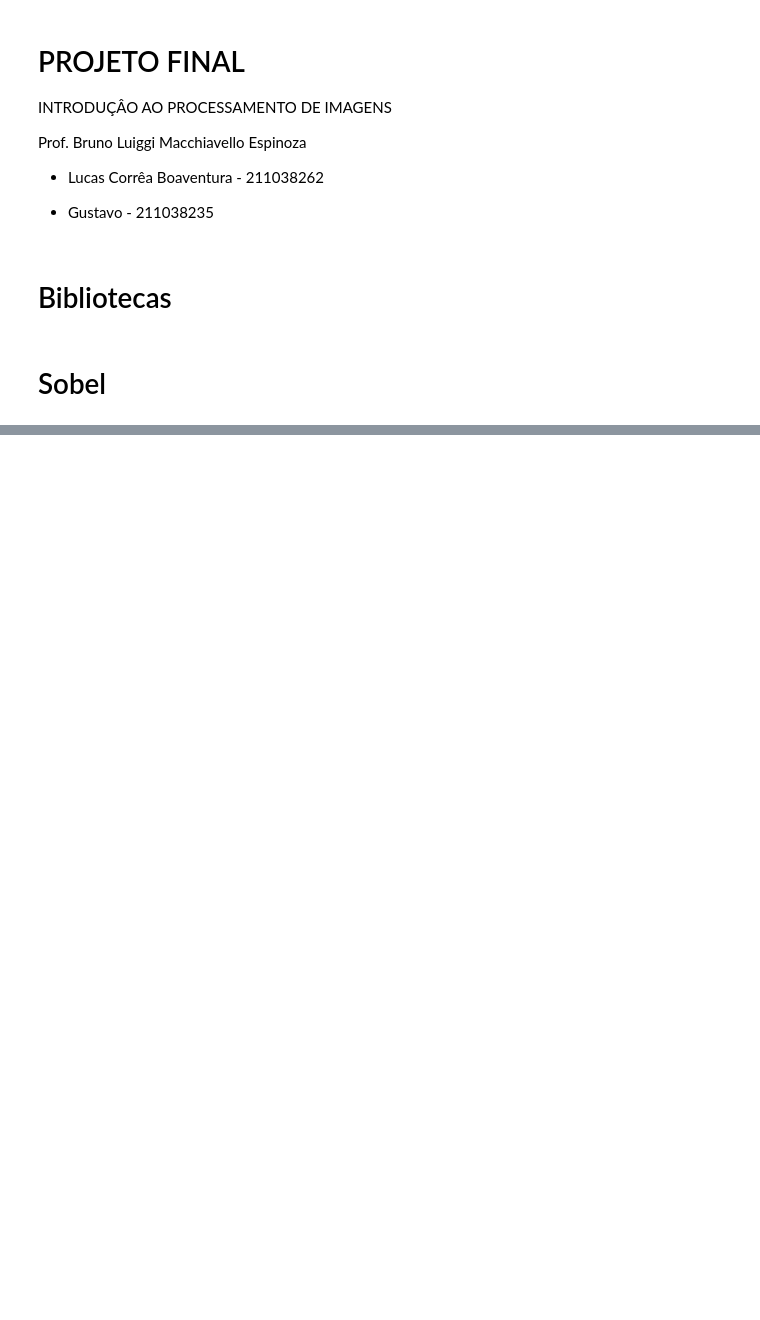
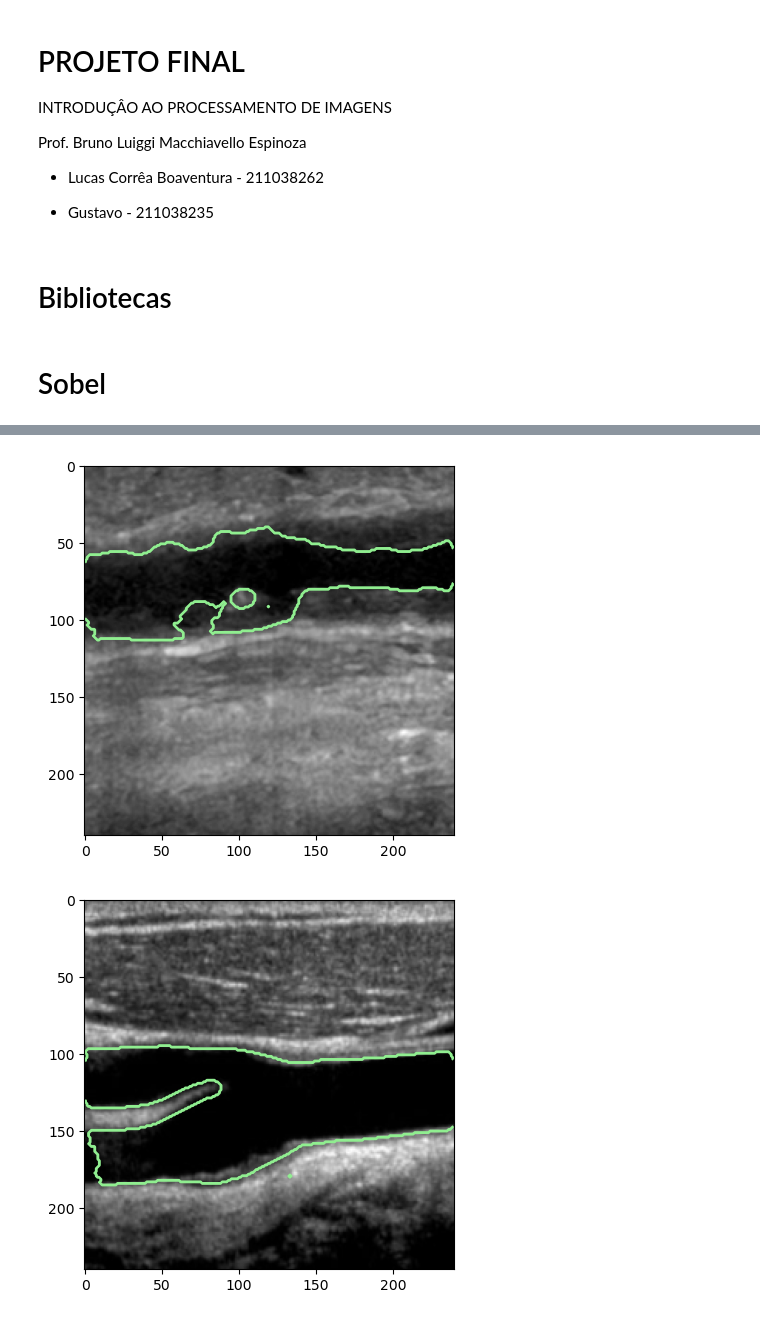
Before and after one commit to LaKHamote/segmentacao_cardiovascular, a Jupyter notebook: main.ipynb, the cells around one changed output, grey strips where cells are left out. Cells and saved outputs as stored; diff of their text form; code cells hidden in the pictures; blank space fills up the shorter version.

Commit message:
Level Set

```diff
--- a/main.ipynb
+++ b/main.ipynb
@@ -163,0 +125,33 @@ plt.show()
+# %%
+def snakes(image, init_level, ball, thresh):
+
+    float_image = img_as_float(image)
+    gradient = inverse_gaussian_gradient(float_image)
+    init_level_set = np.zeros(image.shape, dtype=np.int8)
+    rr, cc = circle_perimeter  (init_level[0], init_level[1], init_level[2])  # círculo inicial
+    init_level_set[rr, cc] = 1
+
+    snake = morphological_geodesic_active_contour(gradient, num_iter=160,
+                                              init_level_set=init_level_set,
+                                              smoothing=1, balloon=ball,
+                                              threshold=thresh)
+    return snake
+# %%
+image = READ('arteria_simples.jpg')
+blurred_image = blurred(image)
+snake = snakes(blurred_image,(70,120,30), 9, 8)
+
+plt.imshow(image, cmap="gray")
+plt.contour(snake, 1, colors='lightgreen')
+plt.show()
+
+image = READ('tatiana.png')
+blurred_image = blurred(image)
+snake = snakes(blurred_image,(150,130,30), 1, 0.9)
+
+plt.imshow(image, cmap="gray")
+plt.contour(snake, 1, colors='lightgreen')
+plt.show()
+# %% [output]
+[figure, added]
+[figure, added]
```
Also changed, not shown: parts of 9 cells of this notebook, 2 other files.
